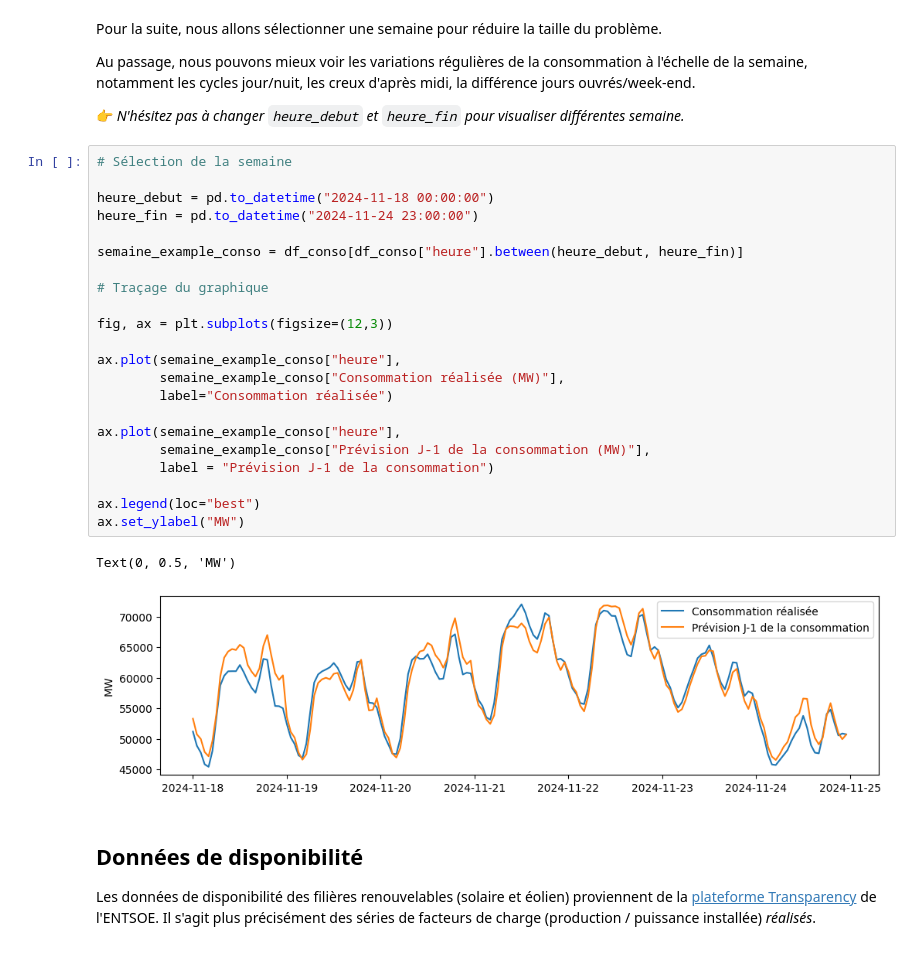
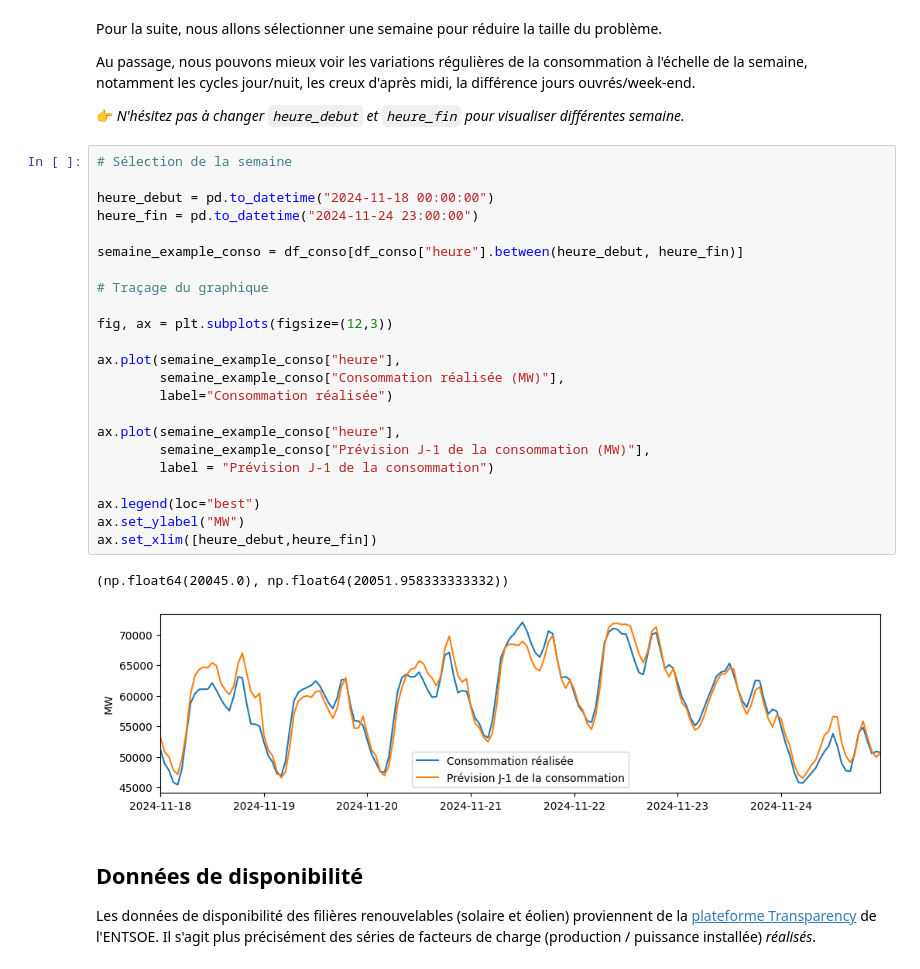
Before and after one commit to Alx-Lebeau/Cours-EcoElec, a Jupyter notebook: notebooks/01_Equilibre_Court_Terme_énoncé.ipynb, the cells around one changed output. Cells and saved outputs as stored; diff of their text form.

```diff
--- a/notebooks/01_Equilibre_Court_Terme_énoncé.ipynb
+++ b/notebooks/01_Equilibre_Court_Terme_énoncé.ipynb
@@ -77,28 +79,29 @@ Au passage, nous pouvons mieux voir les variations régulières de la consommati
 # %%
 # Sélection de la semaine
 
 heure_debut = pd.to_datetime("2024-11-18 00:00:00")
 heure_fin = pd.to_datetime("2024-11-24 23:00:00")
 
 semaine_example_conso = df_conso[df_conso["heure"].between(heure_debut, heure_fin)]
 
 # Traçage du graphique
 
 fig, ax = plt.subplots(figsize=(12,3))
 
 ax.plot(semaine_example_conso["heure"],
         semaine_example_conso["Consommation réalisée (MW)"],
         label="Consommation réalisée")
 
 ax.plot(semaine_example_conso["heure"],
         semaine_example_conso["Prévision J-1 de la consommation (MW)"],
         label = "Prévision J-1 de la consommation")
 
 ax.legend(loc="best")
 ax.set_ylabel("MW")
+ax.set_xlim([heure_debut,heure_fin])
 # %% [output]
-Text(0, 0.5, 'MW')
+(np.float64(20045.0), np.float64(20051.958333333332))
-[figure, old version]
+[figure, new version]
 # %% [markdown]
 ## Données de disponibilité
 
```
Also changed, not shown: parts of 1 cell of this notebook.
